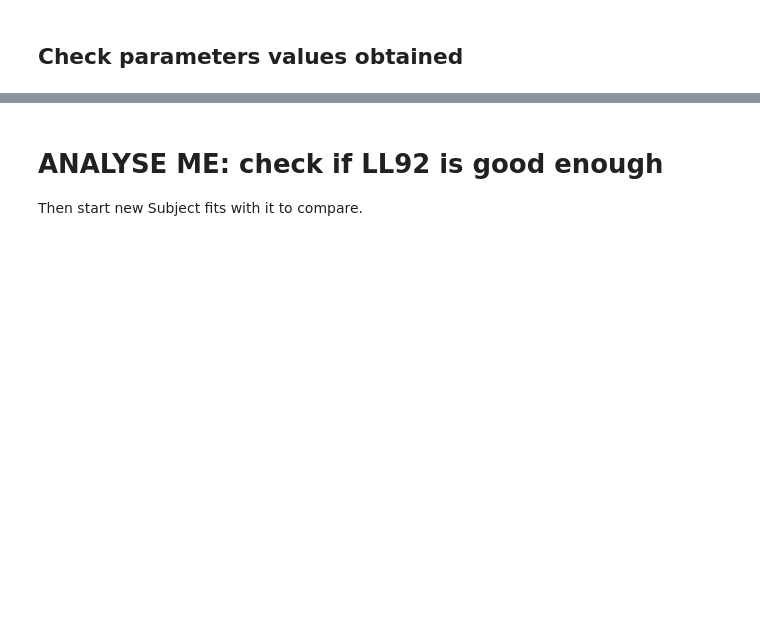
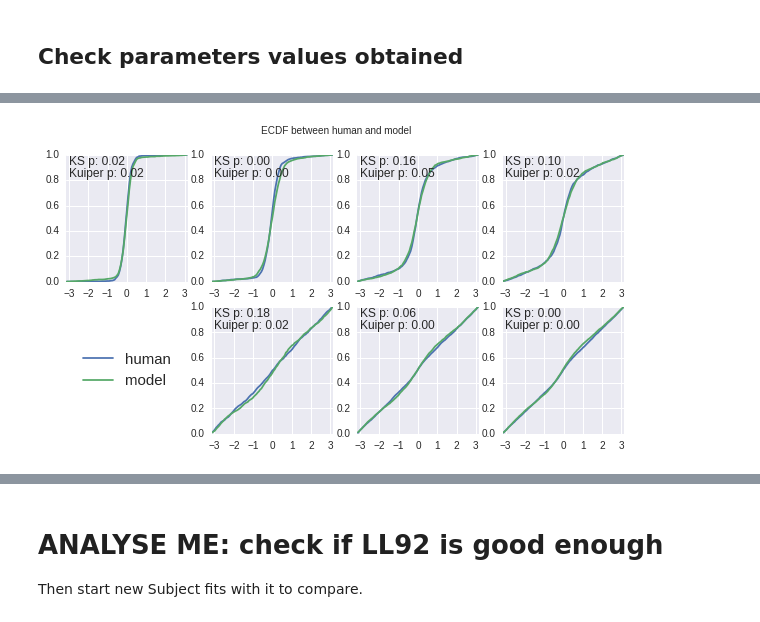
Before and after one commit to Azhag/Bayesian-visual-working-memory, a Jupyter notebook: Experiments/fitexperiment_sigmabaseline_cmaes_08_2016/notebook_fitexperimentallt_sigmabase_cmaes_7try_180816.ipynb, the cells around one changed output, grey strips where cells are left out. Saved outputs shown, nothing was run; the diff lists cells and outputs as text; code cells hidden in the pictures; blank space fills up the shorter version.

```diff
--- a/Experiments/fitexperiment_sigmabaseline_cmaes_08_2016/notebook_fitexperimentallt_sigmabase_cmaes_7try_180816.ipynb
+++ b/Experiments/fitexperiment_sigmabaseline_cmaes_08_2016/notebook_fitexperimentallt_sigmabase_cmaes_7try_180816.ipynb
@@ -119,2 +154,7 @@ _ = plots_fit_exp.plots_KS_comparison_fig2fig5(bins=100)
+# %%
+axes, _ = plots_fit_exp.plots_KS_comparison_fig2fig5(bins=100)
+axes[0, 0].figure.set_size_inches((10, 5))
+# %% [output]
+[figure, added]
 # %%
 axesFig6Fig13 = plots_fit_exp.plots_memmixtcurves_fig6fig13(num_repetitions=5, use_cache=True)
```
Also changed, not shown: parts of 11 cells of this notebook, 6 other files.
